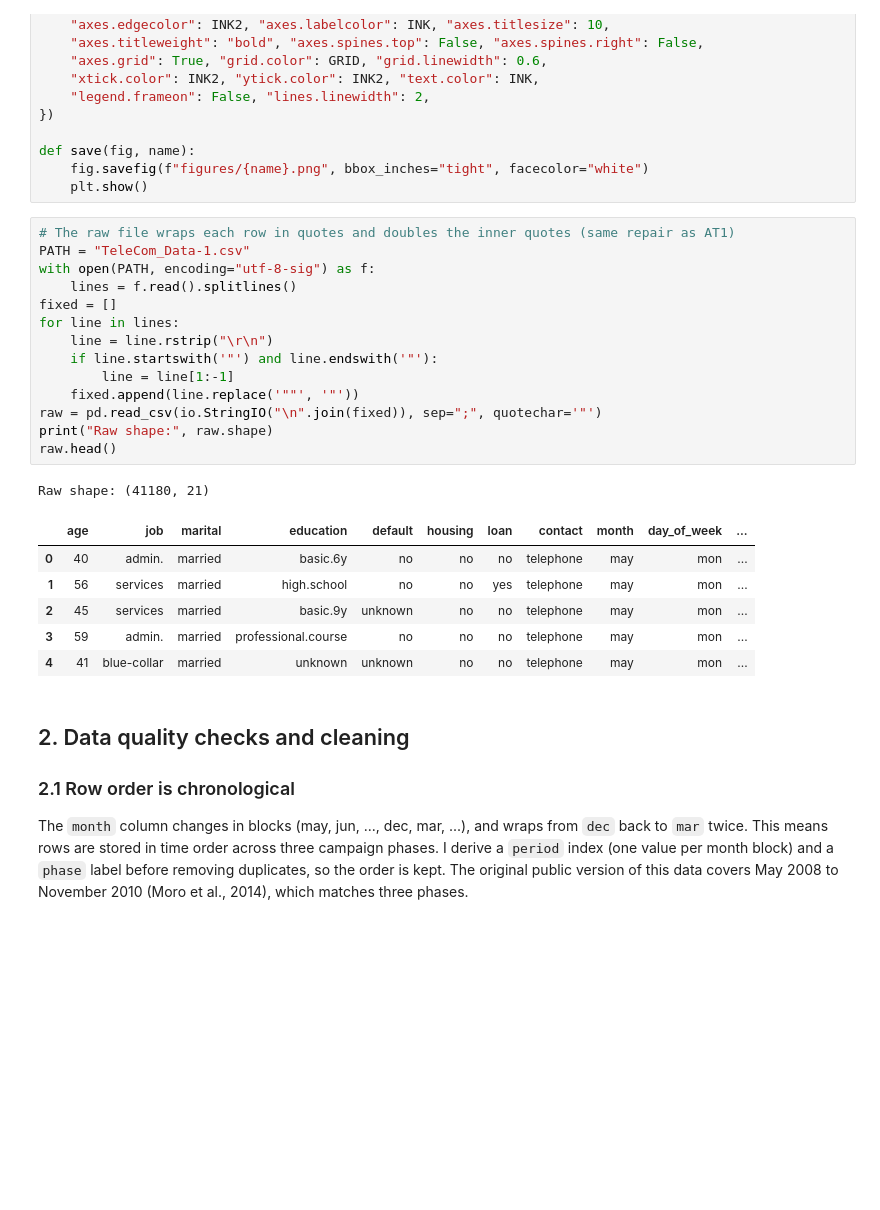
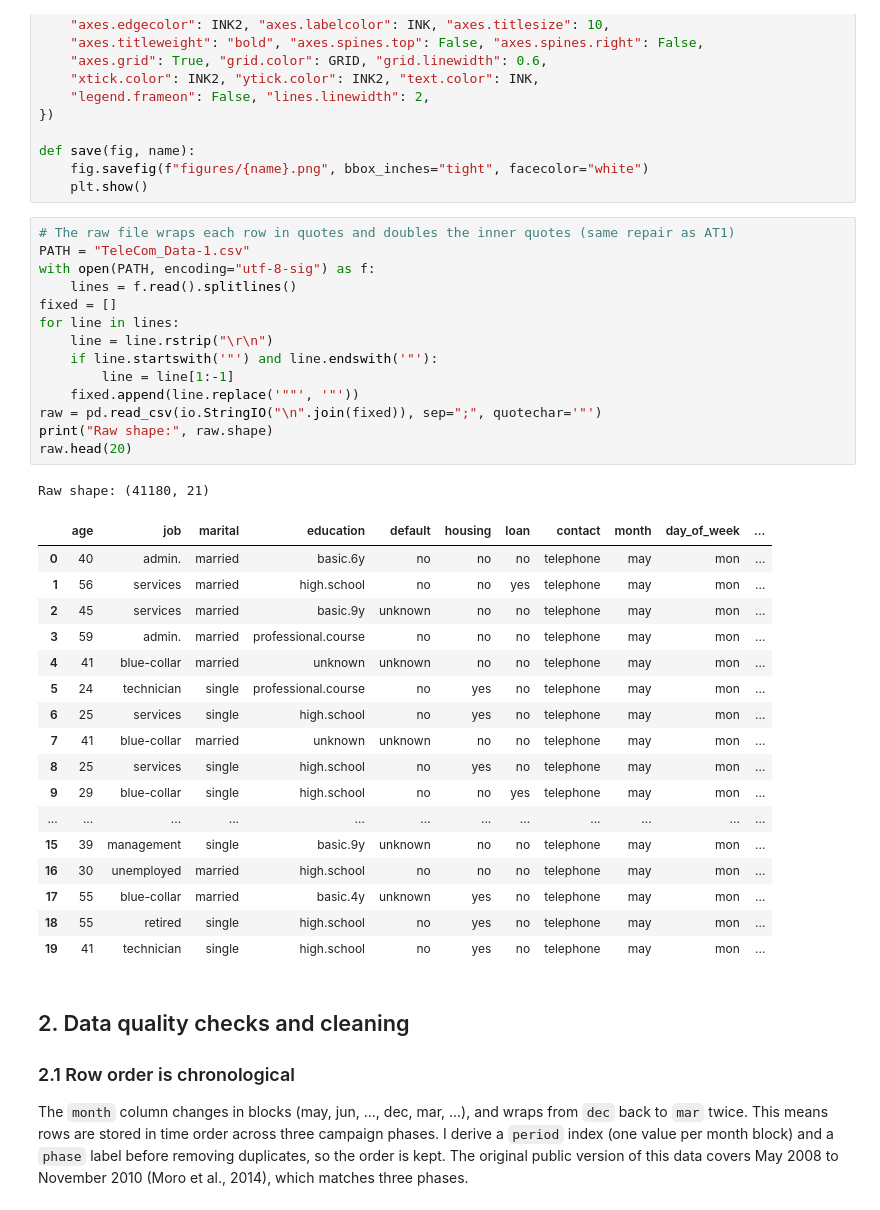
Before and after one commit to trungsyd2409/ml_stfd_stage_3, a Jupyter notebook: QuangTrungNguyen_Assessment3_Code_01112026.ipynb, the cells around one changed output. Cells and saved outputs as stored; diff of their text form; blank space fills up the shorter version.

```diff
--- a/QuangTrungNguyen_Assessment3_Code_01112026.ipynb
+++ b/QuangTrungNguyen_Assessment3_Code_01112026.ipynb
@@ -77,25 +77,36 @@ def save(fig, name):
 # %%
 # The raw file wraps each row in quotes and doubles the inner quotes (same repair as AT1)
 PATH = "TeleCom_Data-1.csv"
 with open(PATH, encoding="utf-8-sig") as f:
     lines = f.read().splitlines()
 fixed = []
 for line in lines:
     line = line.rstrip("\r\n")
     if line.startswith('"') and line.endswith('"'):
         line = line[1:-1]
     fixed.append(line.replace('""', '"'))
 raw = pd.read_csv(io.StringIO("\n".join(fixed)), sep=";", quotechar='"')
 print("Raw shape:", raw.shape)
-raw.head()
+raw.head(20)
 # %% [output]
 Raw shape: (41180, 21)
 |  | age | job | marital | education | default | housing | loan | contact | month | day_of_week | ... |
 | 0 | 40 | admin. | married | basic.6y | no | no | no | telephone | may | mon | ... |
 | 1 | 56 | services | married | high.school | no | no | yes | telephone | may | mon | ... |
 | 2 | 45 | services | married | basic.9y | unknown | no | no | telephone | may | mon | ... |
 | 3 | 59 | admin. | married | professional.course | no | no | no | telephone | may | mon | ... |
 | 4 | 41 | blue-collar | married | unknown | unknown | no | no | telephone | may | mon | ... |
+| 5 | 24 | technician | single | professional.course | no | yes | no | telephone | may | mon | ... |
+| 6 | 25 | services | single | high.school | no | yes | no | telephone | may | mon | ... |
+| 7 | 41 | blue-collar | married | unknown | unknown | no | no | telephone | may | mon | ... |
+| 8 | 25 | services | single | high.school | no | yes | no | telephone | may | mon | ... |
+| 9 | 29 | blue-collar | single | high.school | no | no | yes | telephone | may | mon | ... |
+| ... | ... | ... | ... | ... | ... | ... | ... | ... | ... | ... | ... |
+| 15 | 39 | management | single | basic.9y | unknown | no | no | telephone | may | mon | ... |
+| 16 | 30 | unemployed | married | high.school | no | no | no | telephone | may | mon | ... |
+| 17 | 55 | blue-collar | married | basic.4y | unknown | yes | no | telephone | may | mon | ... |
+| 18 | 55 | retired | single | high.school | no | yes | no | telephone | may | mon | ... |
+| 19 | 41 | technician | single | high.school | no | yes | no | telephone | may | mon | ... |
 # %% [markdown]
 ## 2. Data quality checks and cleaning
 
```
Also changed, not shown: 1 other file.
